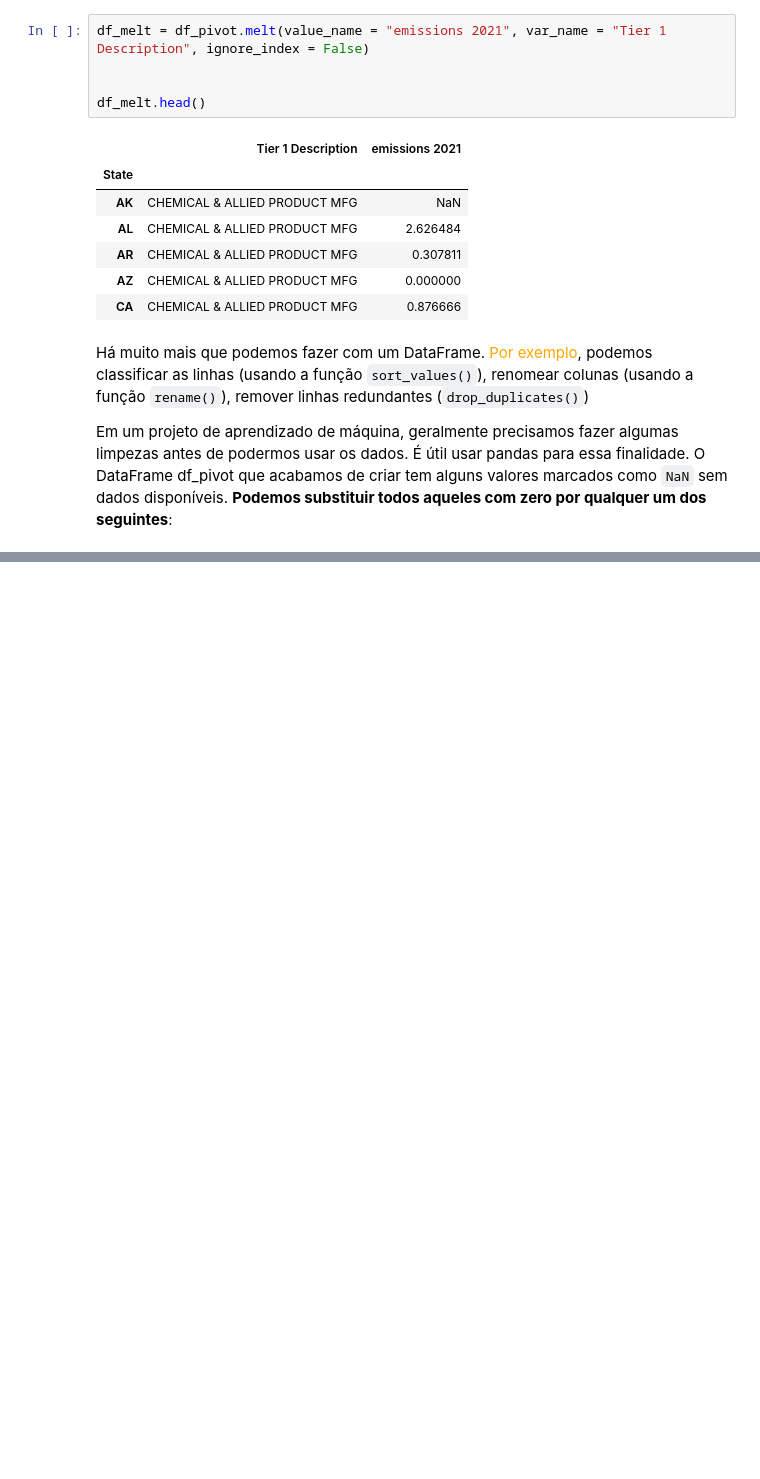
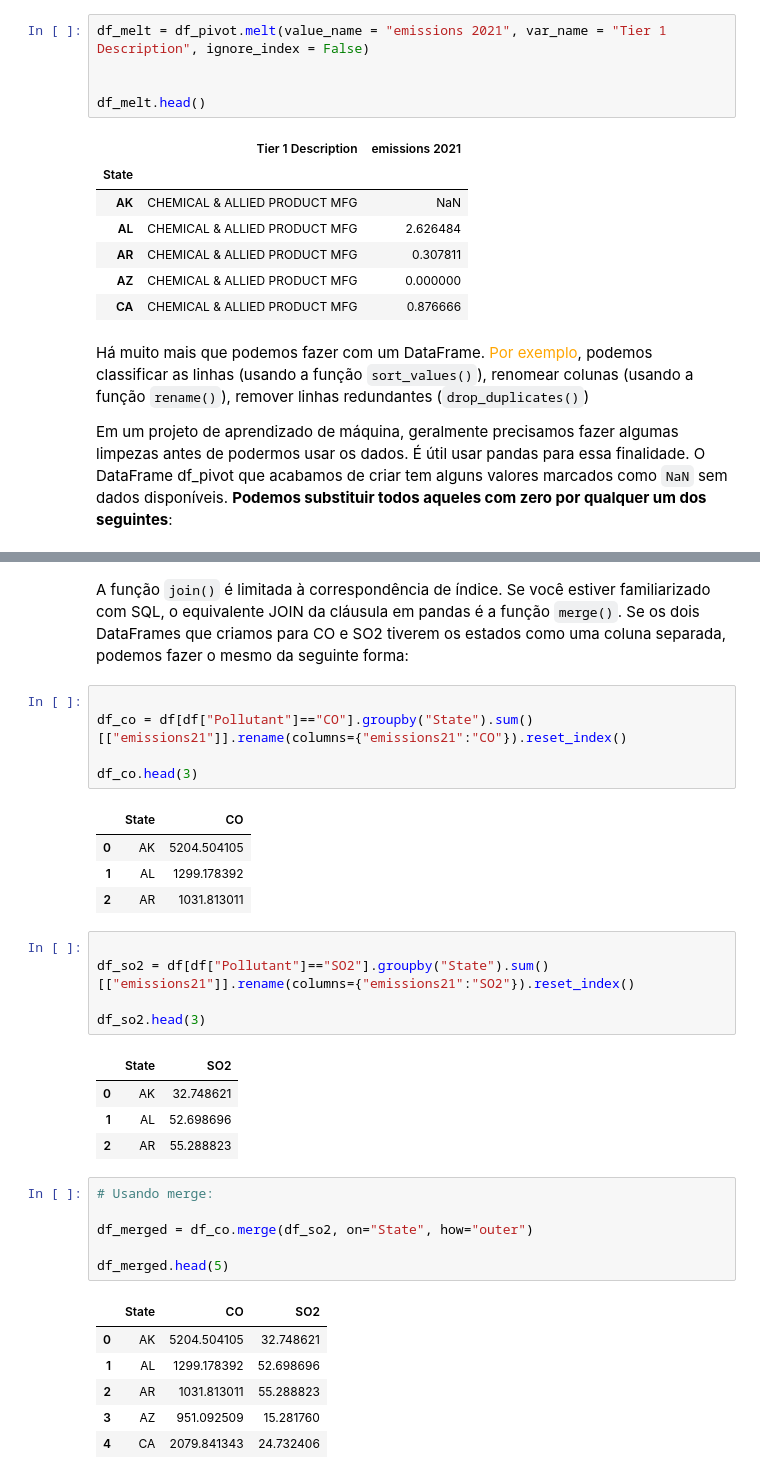
Before and after one commit to EddyGiusepe/Repasso_Python, a Jupyter notebook: Pandas_Library_with_Python.ipynb, the cells around one changed output, grey strips where cells are left out. Cells and saved outputs as stored; diff of their text form; blank space fills up the shorter version.

```diff
--- a/Pandas_Library_with_Python.ipynb
+++ b/Pandas_Library_with_Python.ipynb
@@ -293,0 +429,35 @@ df_pivot.mask(df_pivot.isna(), 0)
+# %% [markdown]
+A função ``join()`` é limitada à correspondência de índice. Se você estiver familiarizado com SQL, o equivalente JOIN da cláusula em pandas é a função ``merge()``. Se os dois DataFrames que criamos para CO e SO2 tiverem os estados como uma coluna separada, podemos fazer o mesmo da seguinte forma:
+# %%
+
+df_co = df[df["Pollutant"]=="CO"].groupby("State").sum()[["emissions21"]].rename(columns={"emissions21":"CO"}).reset_index()
+
+df_co.head(3)
+# %% [output]
+|  | State | CO |
+| 0 | AK | 5204.504105 |
+| 1 | AL | 1299.178392 |
+| 2 | AR | 1031.813011 |
+# %%
+
+df_so2 = df[df["Pollutant"]=="SO2"].groupby("State").sum()[["emissions21"]].rename(columns={"emissions21":"SO2"}).reset_index()
+
+df_so2.head(3)
+# %% [output]
+|  | State | SO2 |
+| 0 | AK | 32.748621 |
+| 1 | AL | 52.698696 |
+| 2 | AR | 55.288823 |
+# %%
+# Usando merge:
+
+df_merged = df_co.merge(df_so2, on="State", how="outer")
+
+df_merged.head(5)
+# %% [output]
+|  | State | CO | SO2 |
+| 0 | AK | 5204.504105 | 32.748621 |
+| 1 | AL | 1299.178392 | 52.698696 |
+| 2 | AR | 1031.813011 | 55.288823 |
+| 3 | AZ | 951.092509 | 15.281760 |
+| 4 | CA | 2079.841343 | 24.732406 |
```
Also changed, not shown: parts of 17 cells of this notebook.
